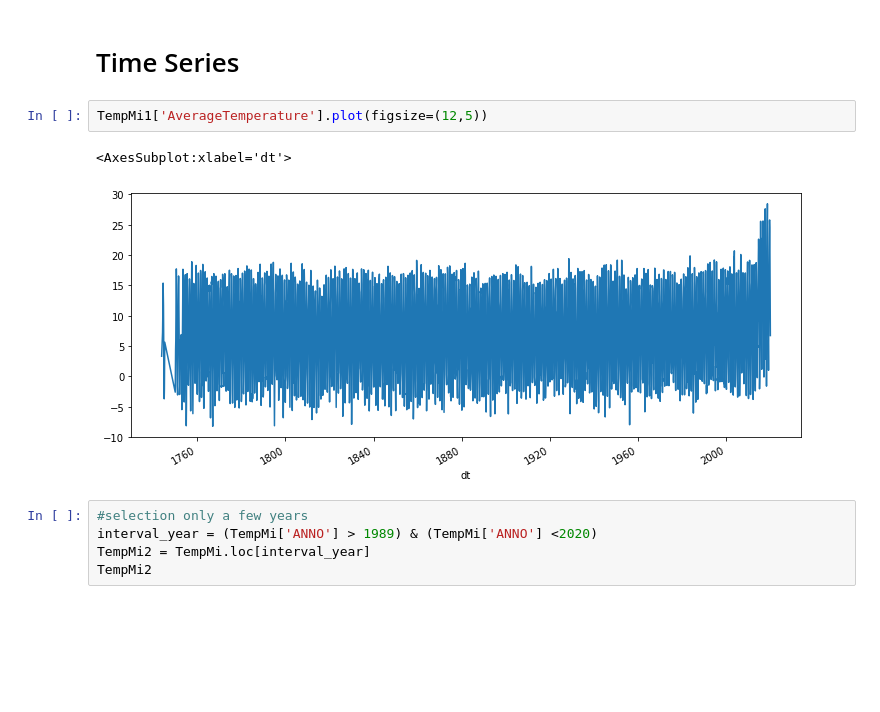
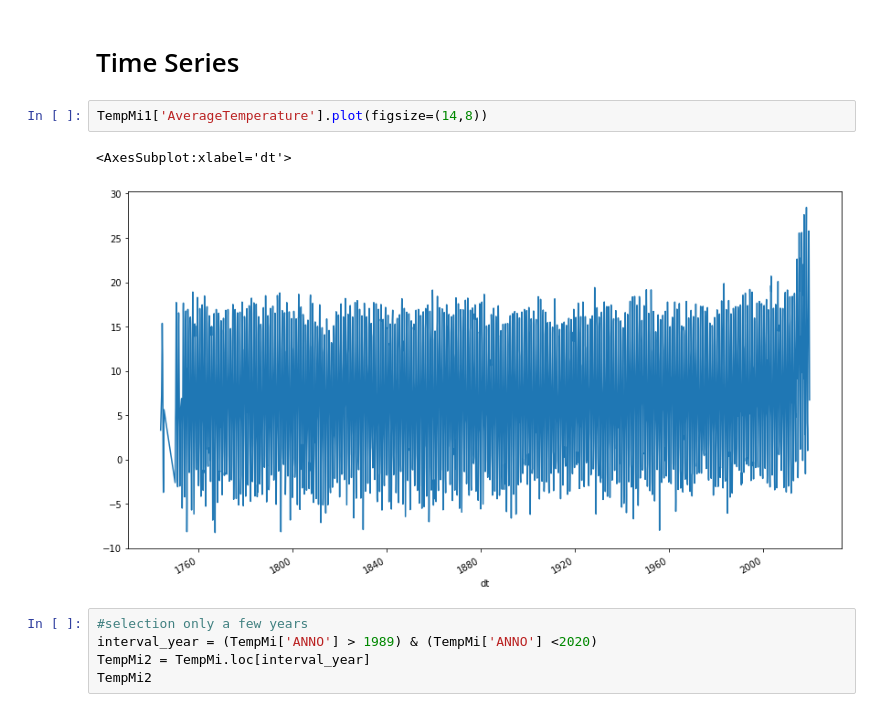
Before and after one commit to DaddCagnez/Data-Science-3, a Jupyter notebook: Time Series Milano.ipynb, the cells around one changed output. Saved outputs shown, nothing was run; the diff lists cells and outputs as text; blank space fills up the shorter version.

```diff
--- a/Time Series Milano.ipynb
+++ b/Time Series Milano.ipynb
@@ -123,10 +123,10 @@ TempMi1
 # %% [markdown]
 # Time Series
 # %%
-TempMi1['AverageTemperature'].plot(figsize=(12,5))
+TempMi1['AverageTemperature'].plot(figsize=(14,8))
 # %% [output]
 <AxesSubplot:xlabel='dt'>
-[figure, old version]
+[figure, new version]
 # %%
 #selection only a few years
 interval_year = (TempMi['ANNO'] > 1989) & (TempMi['ANNO'] <2020)
```
Also changed, not shown: parts of 21 cells of this notebook, 2 other files.
